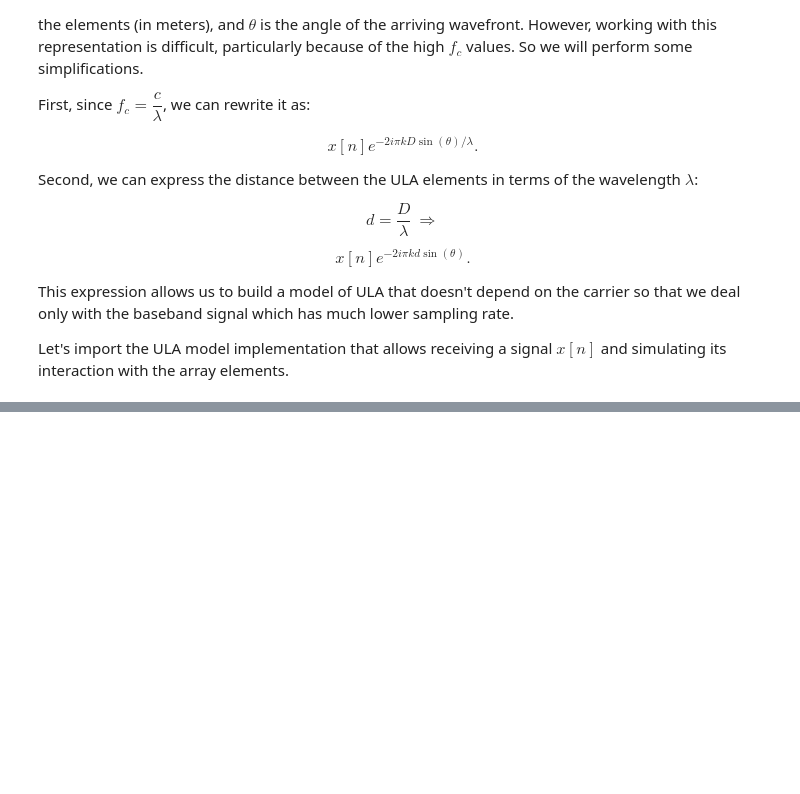
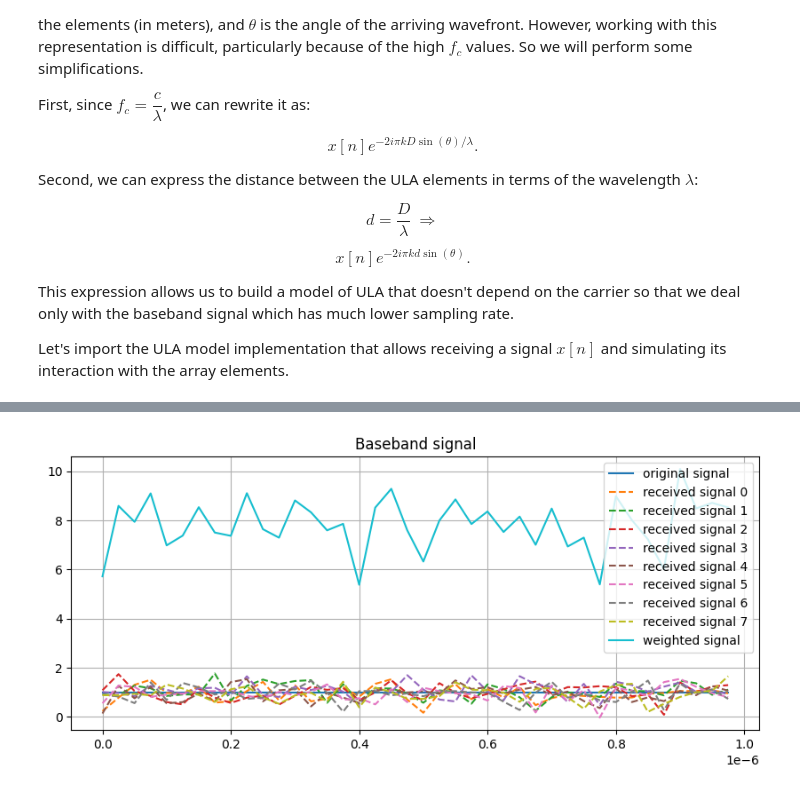
Before and after one commit to dr-Fade/ula_demo, a Jupyter notebook: ula_demo.ipynb, the cells around one changed output, grey strips where cells are left out. Saved outputs shown, nothing was run; the diff lists cells and outputs as text; code cells hidden in the pictures; blank space fills up the shorter version.

Commit message:
interactive implementation (vscode only)

```diff
--- a/ula_demo.ipynb
+++ b/ula_demo.ipynb
@@ -95,19 +34,0 @@ plt.show()
-# %%
-Θ, p_music = ula_instance.music(steered_signal, 1)
-
-fig, ax = plt.subplots(subplot_kw={'projection': 'polar'})
-ax.plot(Θ, p_music)
-
-threshold = 0.5
-for i in range(1, len(p)-1):
-    if p_music[i-1] < p_music[i] and p_music[i] > p_music[i+1] and p_music[i] > threshold:
-        θ_degrees = Θ[i] / np.pi * 180
-        ax.plot([Θ[i], Θ[i]], [0, p_music[i]], label=f"{round(θ_degrees,1)}°")
-
-ax.set_theta_zero_location('N')
-ax.set_theta_direction(-1)
-ax.set_rlabel_position(180)
-ax.set_thetamin(-180) # only show top half
-ax.set_thetamax(180)
-plt.legend()
-plt.show()
@@ -115,0 +35,67 @@ plt.show()
+# %%
+from ipywidgets import interact
+import ipywidgets as widgets
+
+import numpy as np
+from signal_utils import add_noise
+from signal_utils import power
+
+import matplotlib.pyplot as plt
+
+
+def plot_θ_scan(Θ, p, estimate_threshold, scan_source=""):
+    _, ax = plt.subplots(subplot_kw={'projection': 'polar'})
+    ax.plot(Θ, p)
+
+    for i in range(1, len(p)-1):
+        if p[i-1] < p[i] and p[i] > p[i+1] and p[i] > estimate_threshold:
+            ax.plot([Θ[i], Θ[i]], [0, p[i]], label=f"{(Θ[i] / np.pi * 180).round(1)}°")
+
+    ax.set_theta_zero_location('N')
+    ax.set_theta_direction(-1)
+    ax.set_rlabel_position(180)
+    ax.set_thetamin(-180) # only show top half
+    ax.set_thetamax(180)
+    plt.title(f"θ scan for {scan_source}")
+    plt.legend()
+    plt.show()
+
+
+def plot_signal(t, signal, steered_signal, weighted_signal):
+    plt.figure(figsize=(10,4))
+    plt.plot(t, signal.real, label="original signal")
+
+    for i, x in enumerate(steered_signal):
+        plt.plot(t, x.real, label=f"received signal {i}", linestyle="--")
+
+    plt.plot(t, weighted_signal.real, label=f"weighted signal")
+    plt.title("Baseband signal")
+    plt.legend()
+    plt.grid()
+    plt.show()
+
+
+@interact(
+    snr_db=widgets.IntSlider(min=0, max=40, value=10, description="SNR (dB)"),
+    doa=widgets.IntSlider(min=-90, max=90, description="DOA"),
+    f=widgets.IntSlider(min=0, max=20, description="F (MHz)")
+)
+def run_beamforming_demo(snr_db, doa, f):
+    sampling_rate=40e6
+    pulse_duration = 1e-6 # 1 microsecond
+    N = int(sampling_rate * pulse_duration)
+    t = np.arange(N) / sampling_rate
+    θ = np.radians(doa)
+    signal = np.exp(2j * np.pi * f * 1e6 * t) # a rectangular pulse is just a wave with the frequency of 0, the generalized form is easier to change for debugging purposes
+    snr = 10.0**(snr_db/10.0)
+    steered_signal = np.array([
+        add_noise(steered_signal, snr)
+        for steered_signal in ula_instance.steer_signal(signal, θ)
+    ])
+    weighted_signal = ula_instance.delay_and_sum(steered_signal, θ)
+    plot_signal(t, signal, steered_signal, weighted_signal)
+
+    plot_θ_scan(*ula_instance.get_θ_scan(steered_signal), 0.9 * power(signal) * ula_instance.N, "delay-and-sum")
+    plot_θ_scan(*ula_instance.music(steered_signal, 2), 0.5, "MUSIC")
+# %% [output]
+[figure, added]
```
Also changed, not shown: parts of 7 cells of this notebook, 1 other file.
